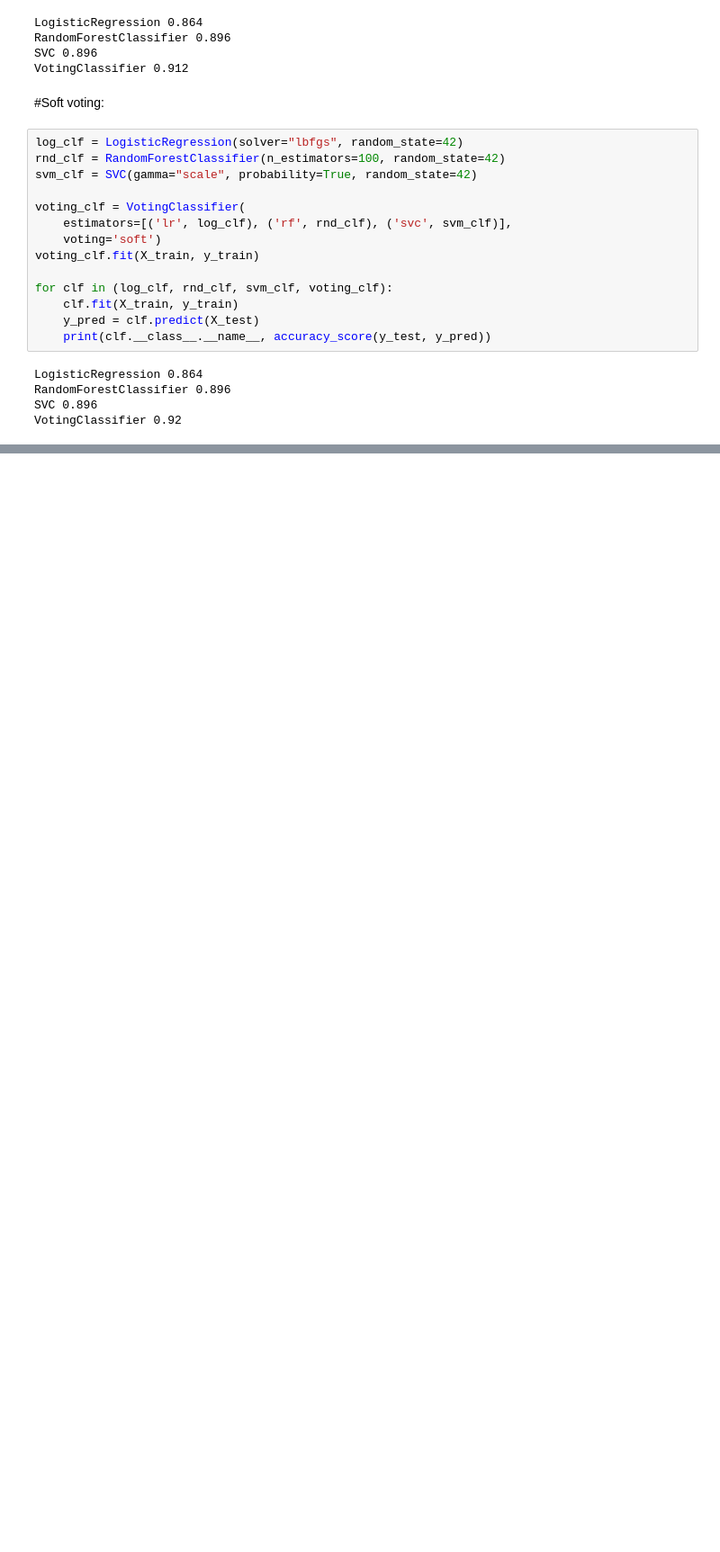
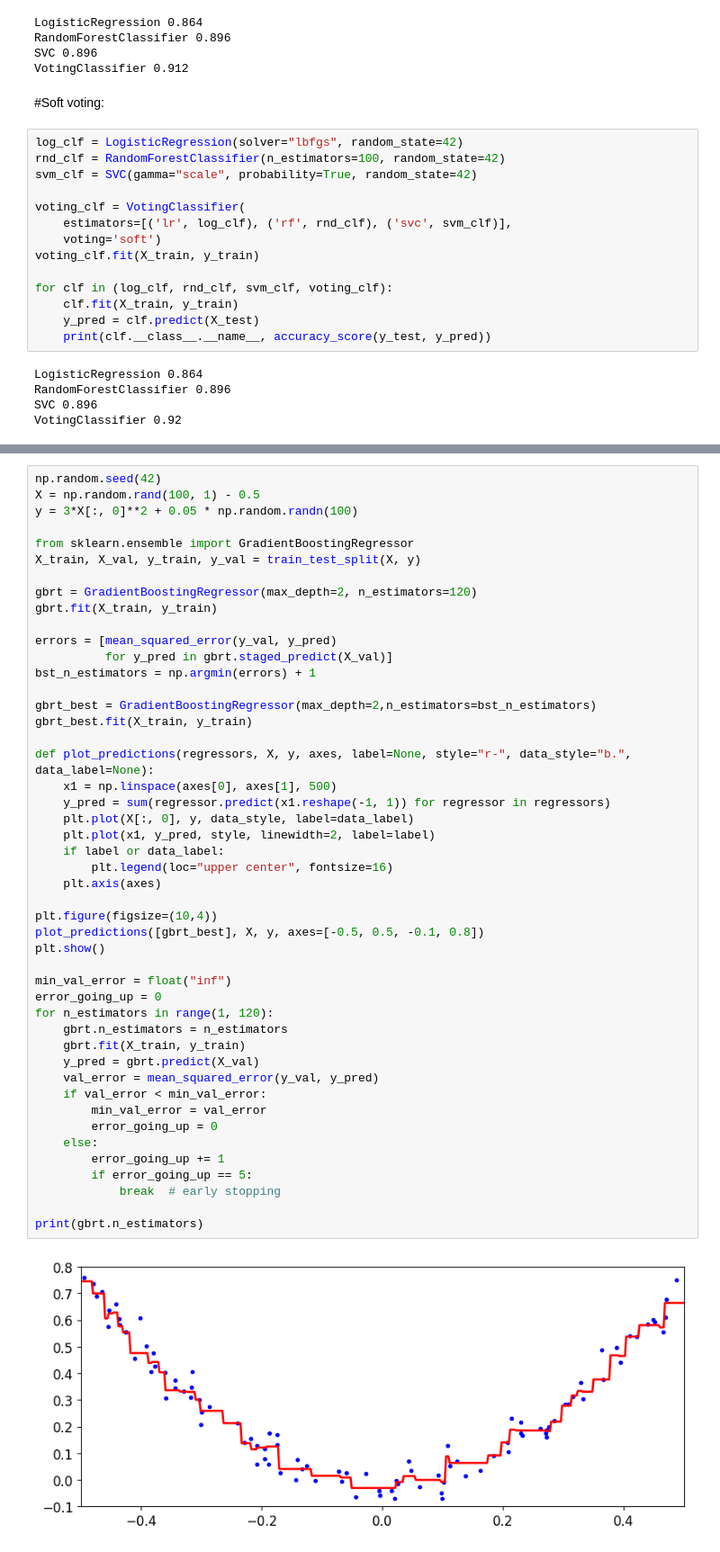
Before and after one commit to andysingal/machine-learning, a Jupyter notebook: Ensemble_Learning_and_Random_Forests.ipynb, the cells around one changed output, grey strips where cells are left out. Shown at 90% size. Saved outputs shown, nothing was run; the diff lists cells and outputs as text; blank space fills up the shorter version.

```diff
--- a/Ensemble_Learning_and_Random_Forests.ipynb
+++ b/Ensemble_Learning_and_Random_Forests.ipynb
@@ -101,0 +214,49 @@ VotingClassifier 0.92
+# %%
+np.random.seed(42)
+X = np.random.rand(100, 1) - 0.5
+y = 3*X[:, 0]**2 + 0.05 * np.random.randn(100)
+
+from sklearn.ensemble import GradientBoostingRegressor
+X_train, X_val, y_train, y_val = train_test_split(X, y)
+
+gbrt = GradientBoostingRegressor(max_depth=2, n_estimators=120)
+gbrt.fit(X_train, y_train)
+
+errors = [mean_squared_error(y_val, y_pred)
+          for y_pred in gbrt.staged_predict(X_val)]
+bst_n_estimators = np.argmin(errors) + 1
+
+gbrt_best = GradientBoostingRegressor(max_depth=2,n_estimators=bst_n_estimators)
+gbrt_best.fit(X_train, y_train)
+
+def plot_predictions(regressors, X, y, axes, label=None, style="r-", data_style="b.", data_label=None):
+    x1 = np.linspace(axes[0], axes[1], 500)
+    y_pred = sum(regressor.predict(x1.reshape(-1, 1)) for regressor in regressors)
+    plt.plot(X[:, 0], y, data_style, label=data_label)
+    plt.plot(x1, y_pred, style, linewidth=2, label=label)
+    if label or data_label:
+        plt.legend(loc="upper center", fontsize=16)
+    plt.axis(axes)
+
+plt.figure(figsize=(10,4))
+plot_predictions([gbrt_best], X, y, axes=[-0.5, 0.5, -0.1, 0.8])
+plt.show()
+
+min_val_error = float("inf")
+error_going_up = 0
+for n_estimators in range(1, 120):
+    gbrt.n_estimators = n_estimators
+    gbrt.fit(X_train, y_train)
+    y_pred = gbrt.predict(X_val)
+    val_error = mean_squared_error(y_val, y_pred)
+    if val_error < min_val_error:
+        min_val_error = val_error
+        error_going_up = 0
+    else:
+        error_going_up += 1
+        if error_going_up == 5:
+            break  # early stopping
+
+print(gbrt.n_estimators)
+# %% [output]
+[figure, added]
```
Also changed, not shown: parts of 18 cells of this notebook.
